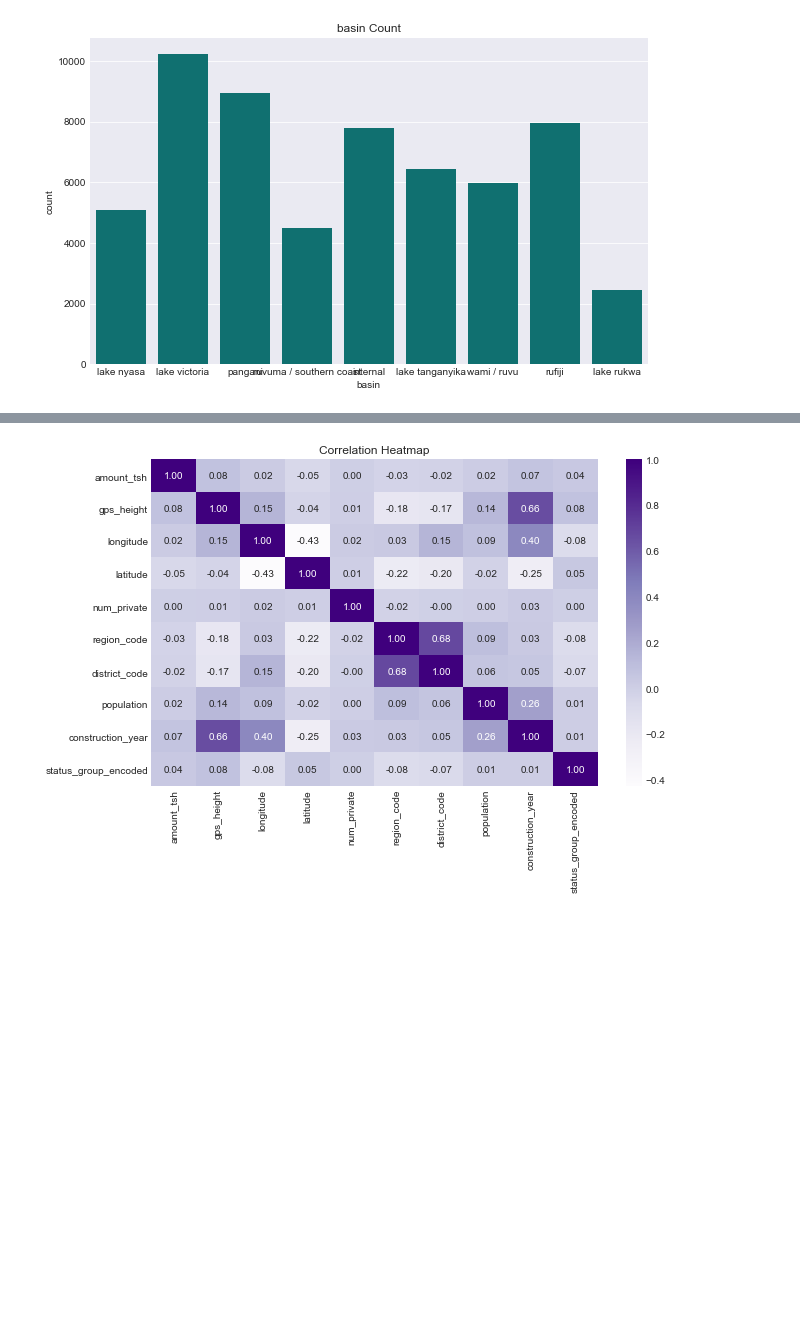
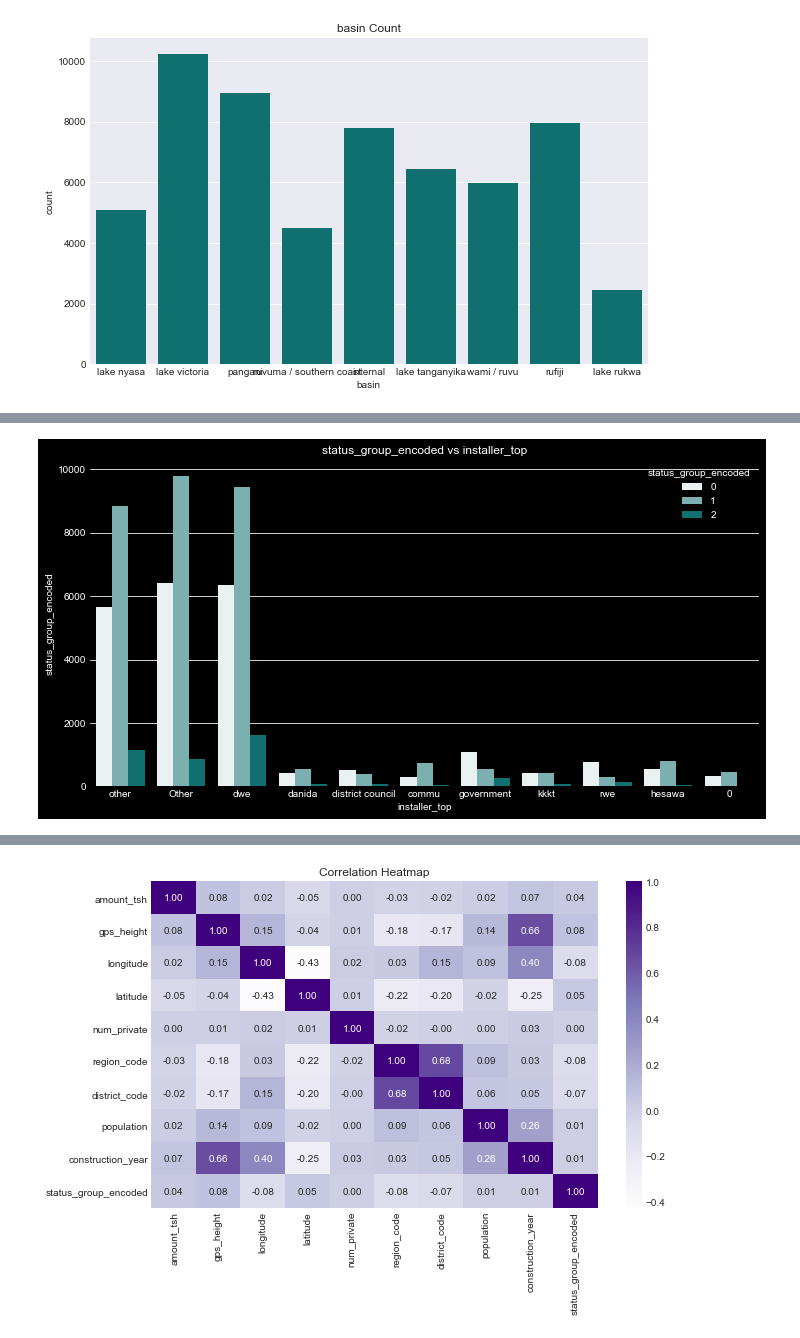
Before and after one commit to Assesa44/Tanzania-Wells-Functionality-Predictions, a Jupyter notebook: Notebooks/wells_analysis.ipynb, the cells around one changed output, grey strips where cells are left out. Saved outputs shown, nothing was run; the diff lists cells and outputs as text; code cells hidden in the pictures; blank space fills up the shorter version.

```diff
--- a/Notebooks/wells_analysis.ipynb
+++ b/Notebooks/wells_analysis.ipynb
@@ -896,0 +988,12 @@ In this section we are checking if the columns are correlated.
+# %%
+# Get top N installers
+top_n = 10
+top_installers = X_plot['installer'].value_counts().nlargest(top_n).index.tolist()
+
+# Create a simplified column
+X_plot['installer_top'] = X_plot['installer'].apply(lambda x: x if x in top_installers else 'Other')
+
+# Plot installer vs functionality
+plot.bar(x_data='installer_top', hue='status_group_encoded')
+# %% [output]
+[figure, added]
```
Also changed, not shown: parts of 42 cells of this notebook.
